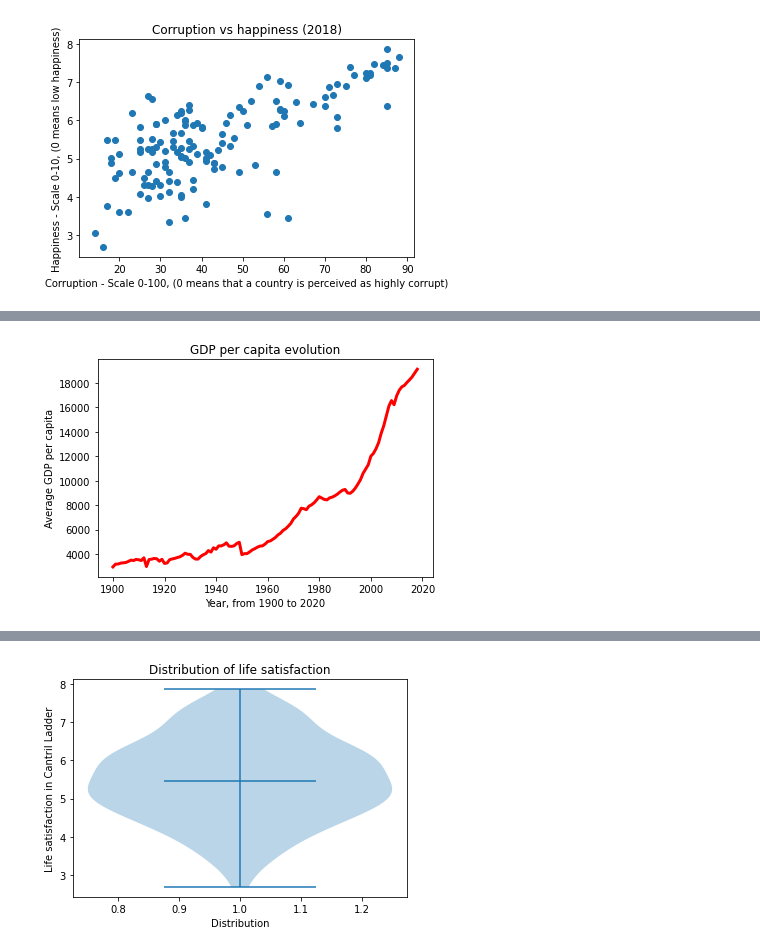
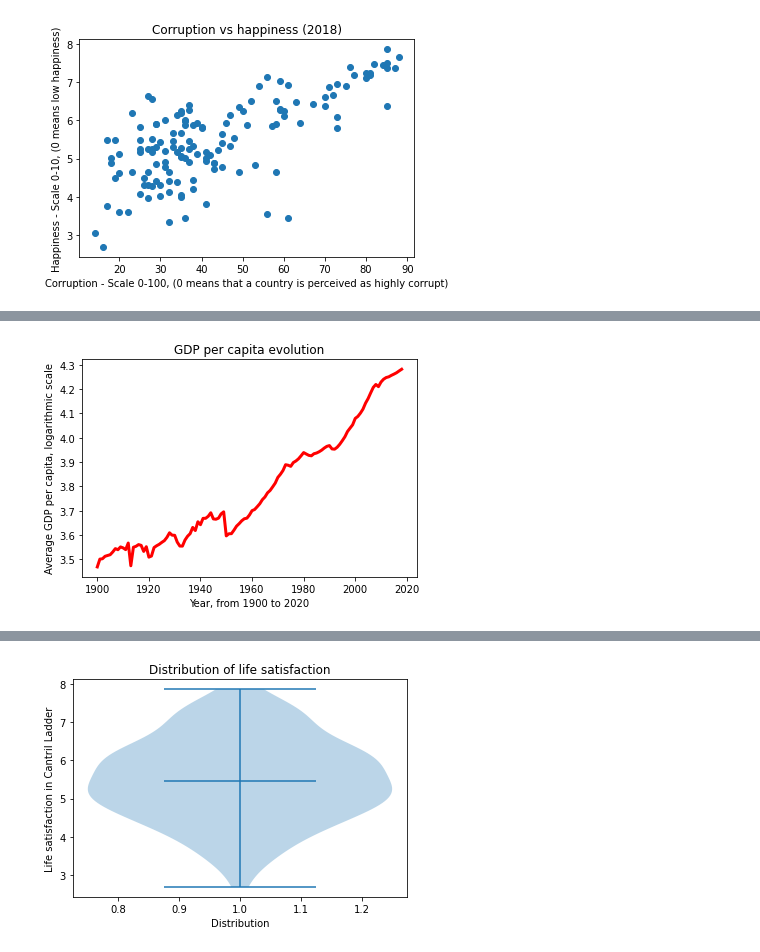
Before and after one commit to RomainTHD-UniStuff/DAT405_Introduction_to_Data_Science_and_AI, a Jupyter notebook: Assignment_1/Assignment_1.ipynb, the cells around one changed output, grey strips where cells are left out. Cells and saved outputs as stored; diff of their text form; code cells hidden in the pictures.

```diff
--- a/Assignment_1/Assignment_1.ipynb
+++ b/Assignment_1/Assignment_1.ipynb
@@ -212,12 +219,12 @@ Nonetheless there might be a connection worth exploring here.
 # %%
 GDPTable = pd.read_csv("./life-expectancy-vs-gdp-per-capita.csv")[[yearCol, GDPCol]]
 GDPTable = GDPTable[GDPTable[yearCol] >= 1900].dropna()
 avgGDPByYear = GDPTable.groupby(yearCol).mean()
 
 plt.title("GDP per capita evolution")
 plt.xlabel("Year, from 1900 to 2020")
-plt.ylabel("Average GDP per capita")
-plt.plot(avgGDPByYear.index, avgGDPByYear[GDPCol], linewidth=3, color="red")
+plt.ylabel("Average GDP per capita, logarithmic scale")
+plt.plot(avgGDPByYear.index, np.log10(avgGDPByYear[GDPCol]), linewidth=3, color="red")
 plt.show()
 # %% [output]
-[figure, old version]
+[figure, new version]
```
Also changed, not shown: parts of 19 cells of this notebook.
